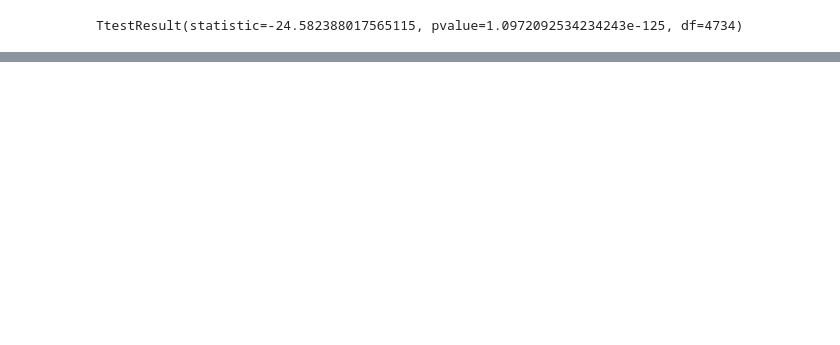
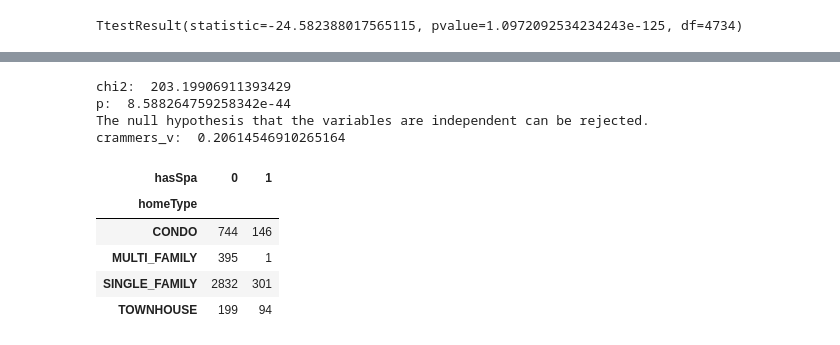
Before and after one commit to MAmin-y/House-price-analysis-and-prediction-LA-2024, a Jupyter notebook: tests.ipynb, the cells around one changed output, grey strips where cells are left out. Cells and saved outputs as stored; diff of their text form; code cells hidden in the pictures; blank space fills up the shorter version.

```diff
--- a/tests.ipynb
+++ b/tests.ipynb
@@ -236,0 +440,13 @@ Chi-Square Test: chi2 = 513.3043566052961, p-value = 1.211395027768265e-113
+# %%
+perfrom_chi2_test(df_filtered_hometypes["homeType"], df_filtered_hometypes["hasSpa"])
+# %% [output]
+chi2:  203.19906911393429
+p:  8.588264759258342e-44
+The null hypothesis that the variables are independent can be rejected.
+crammers_v:  0.20614546910265164
+| hasSpa | 0 | 1 |
+| homeType |  |  |
+| CONDO | 744 | 146 |
+| MULTI_FAMILY | 395 | 1 |
+| SINGLE_FAMILY | 2832 | 301 |
+| TOWNHOUSE | 199 | 94 |
```
Also changed, not shown: parts of 59 cells of this notebook.
